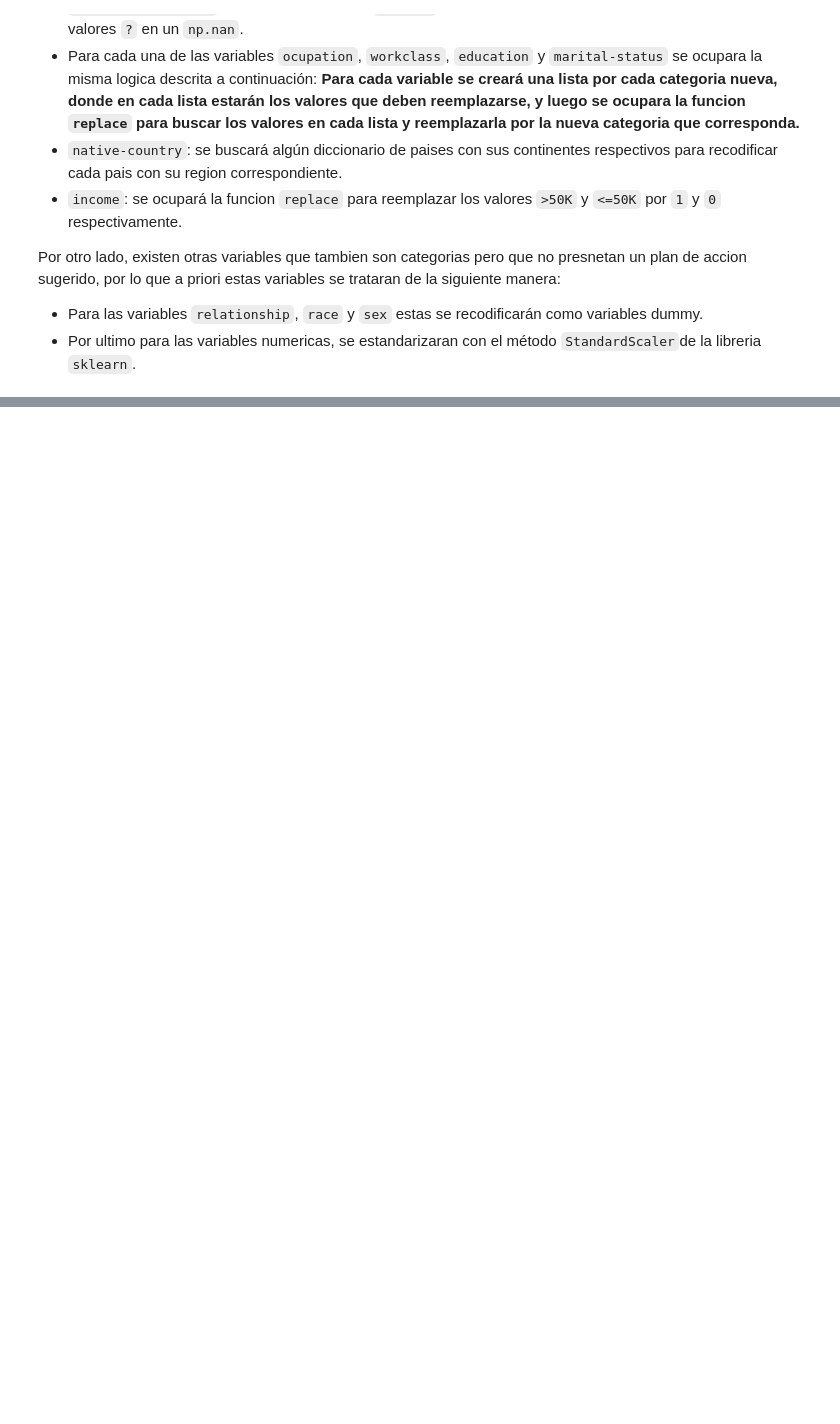
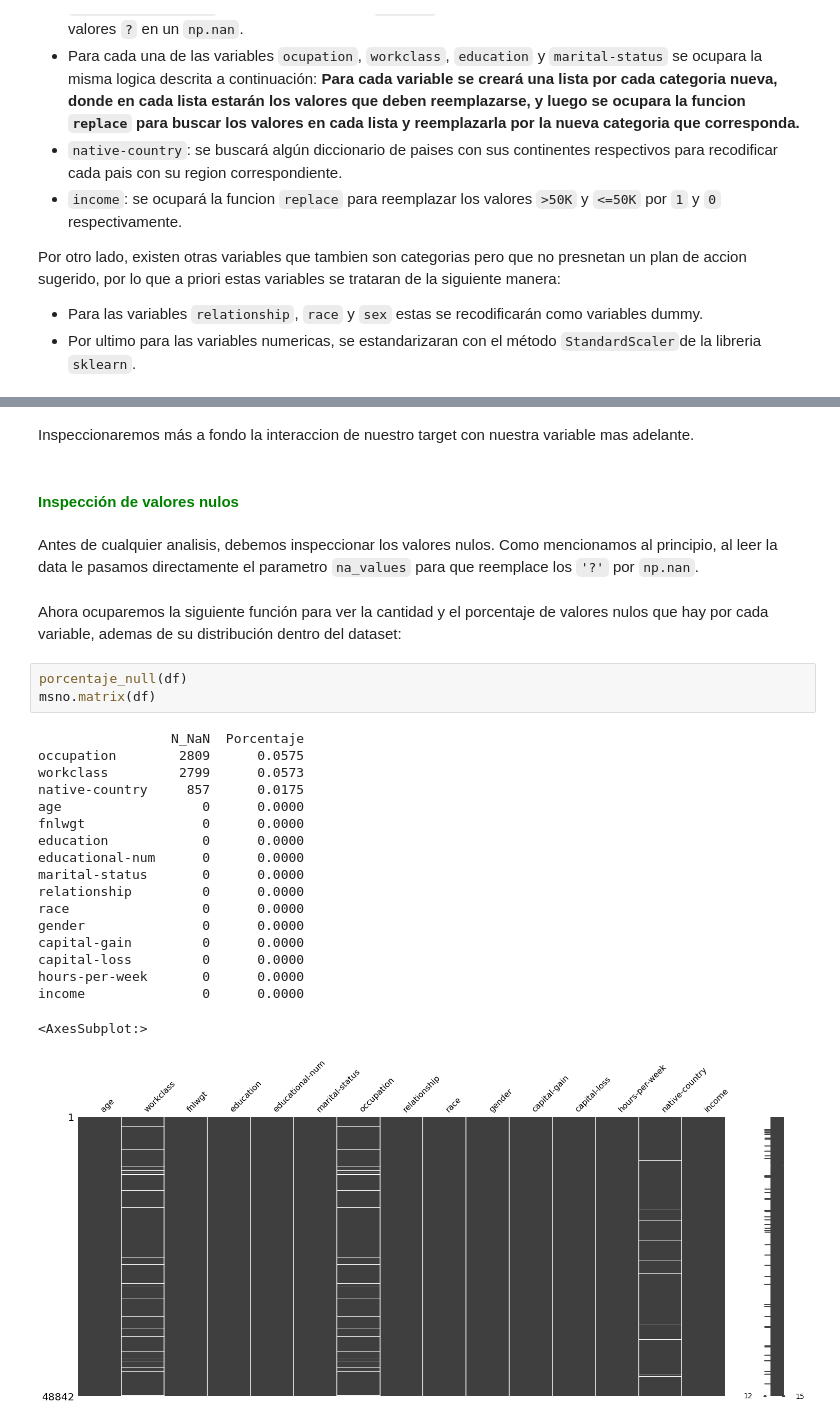
Before and after one commit to rodrigobarrazads/prueba2, a Jupyter notebook: Modulo2/Prueba/main_income.ipynb, the cells around one changed output, grey strips where cells are left out. Drawn from its saved outputs; the diff is of its cells as text; blank space fills up the shorter version.

```diff
--- a/Modulo2/Prueba/main_income.ipynb
+++ b/Modulo2/Prueba/main_income.ipynb
@@ -118,0 +207,30 @@ Por otro lado, existen otras variables que tambien son categorias pero que no pr
+# %% [markdown]
+Inspeccionaremos más a fondo la interaccion de nuestro target con nuestra variable mas adelante.
+# %% [markdown]
+#### **<font color='green'>Inspección de valores nulos</font>**
+# %% [markdown]
+Antes de cualquier analisis, debemos inspeccionar los valores nulos. Como mencionamos al principio, al leer la data le pasamos directamente el parametro `na_values` para que reemplace los `'?'` por `np.nan`.
+# %% [markdown]
+Ahora ocuparemos la siguiente función para ver la cantidad y el porcentaje de valores nulos que hay por cada variable, ademas de su distribución dentro del dataset:
+# %%
+porcentaje_null(df)
+msno.matrix(df)
+# %% [output]
+                 N_NaN  Porcentaje
+occupation        2809      0.0575
+workclass         2799      0.0573
+native-country     857      0.0175
+age                  0      0.0000
+fnlwgt               0      0.0000
+education            0      0.0000
+educational-num      0      0.0000
+marital-status       0      0.0000
+relationship         0      0.0000
+race                 0      0.0000
+gender               0      0.0000
+capital-gain         0      0.0000
+capital-loss         0      0.0000
+hours-per-week       0      0.0000
+income               0      0.0000
+<AxesSubplot:>
+[figure, added]
```
Also changed, not shown: parts of 60 cells of this notebook, 2 other files.
